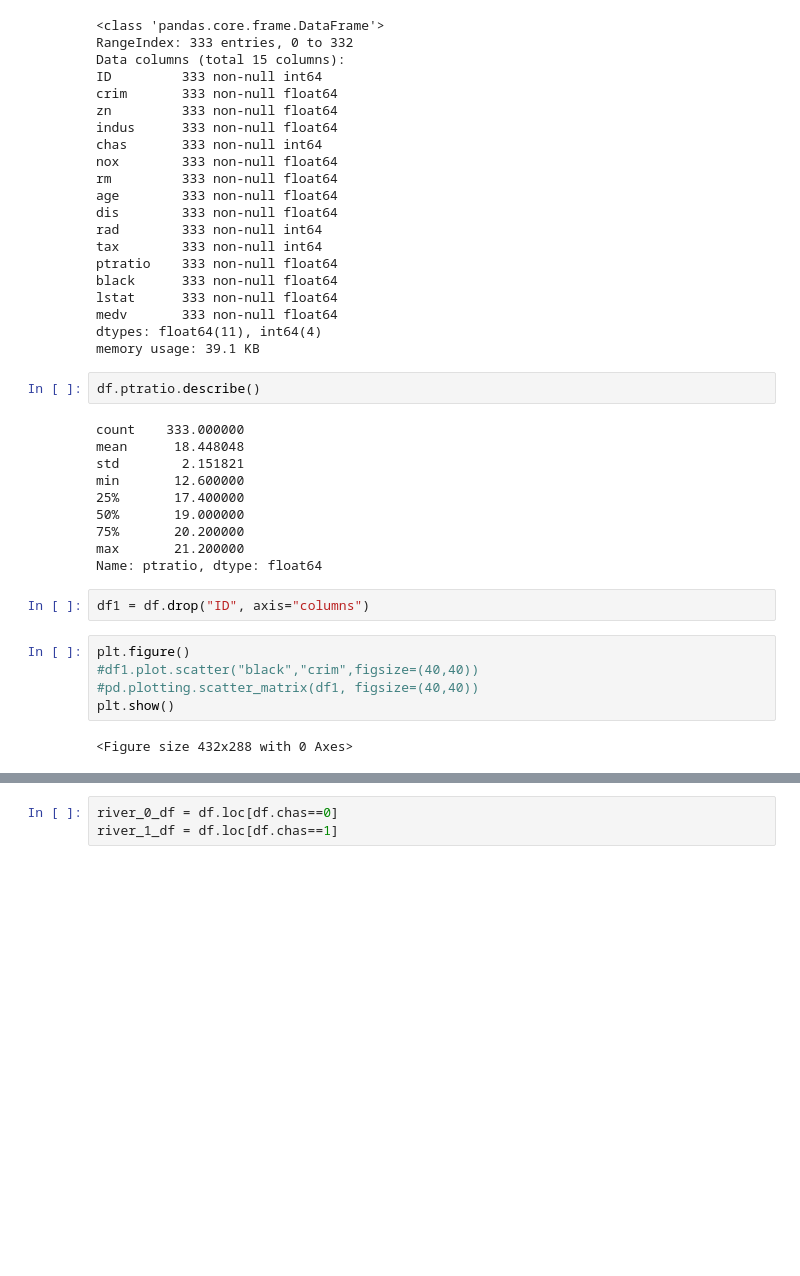
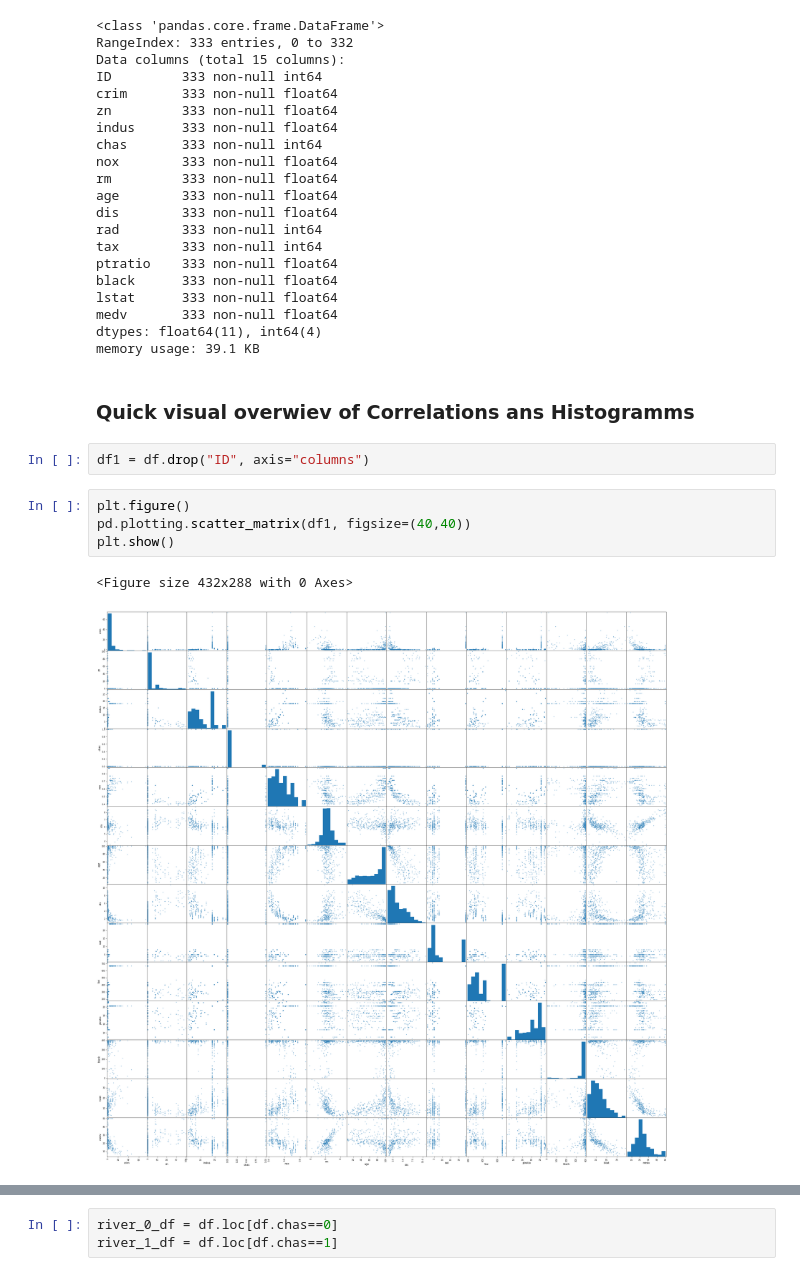
Before and after one commit to Pietrassyk/dsc-project-eda-with-pandas-nyc-ds-career-042219, a Jupyter notebook: index.ipynb, the cells around one changed output, grey strips where cells are left out. Drawn from its saved outputs; the diff is of its cells as text; blank space fills up the shorter version.

```diff
--- a/index.ipynb
+++ b/index.ipynb
@@ -131,25 +112,15 @@ lstat      333 non-null float64
 medv       333 non-null float64
 dtypes: float64(11), int64(4)
 memory usage: 39.1 KB
-# %%
-df.ptratio.describe()
-# %% [output]
-count    333.000000
-mean      18.448048
-std        2.151821
-min       12.600000
-25%       17.400000
-50%       19.000000
-75%       20.200000
-max       21.200000
-Name: ptratio, dtype: float64
+# %% [markdown]
+### Quick visual overwiev of Correlations ans Histogramms
 # %%
 df1 = df.drop("ID", axis="columns")
 # %%
 plt.figure()
-#df1.plot.scatter("black","crim",figsize=(40,40))
-#pd.plotting.scatter_matrix(df1, figsize=(40,40))
+pd.plotting.scatter_matrix(df1, figsize=(40,40))
 plt.show()
 # %% [output]
 <Figure size 432x288 with 0 Axes>
+[figure, added]
 # %% [markdown]
```
Also changed, not shown: parts of 12 cells of this notebook.
